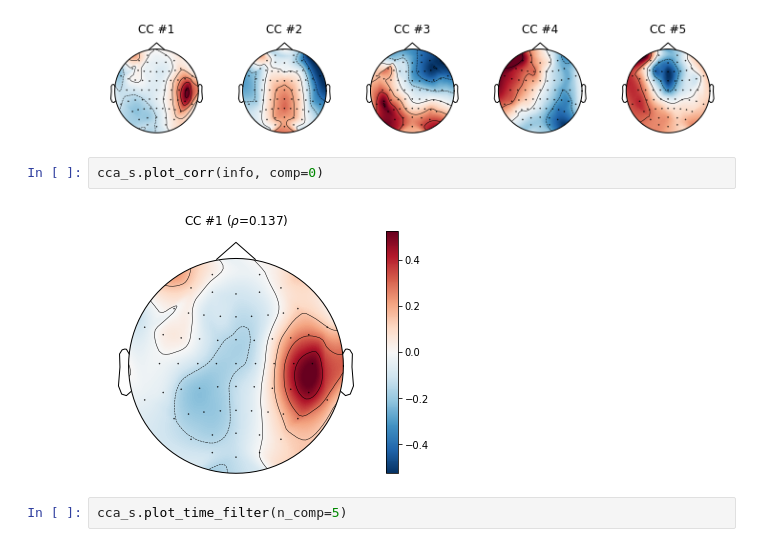
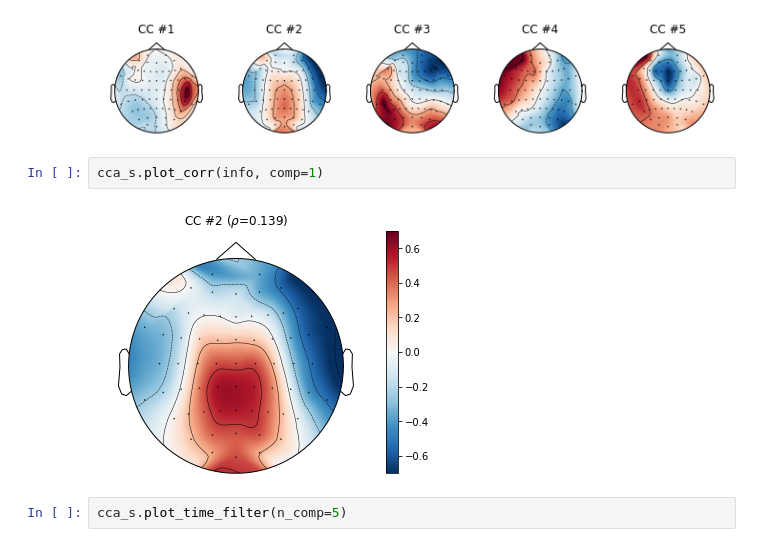
Before and after one commit to Hugo-W/pyEEG, a Jupyter notebook: docs/source/examples/CCA_envelope_p4.ipynb, the cells around one changed output. Drawn from its saved outputs; the diff is of its cells as text.

```diff
--- a/docs/source/examples/CCA_envelope_p4.ipynb
+++ b/docs/source/examples/CCA_envelope_p4.ipynb
@@ -174,9 +143,9 @@ cca_s.plot_activation_map(info, n_comp=5)
 # %% [output]
 [figure]
 # %%
-cca_s.plot_corr(info, comp=0)
+cca_s.plot_corr(info, comp=1)
 # %% [output]
-[figure, old version]
+[figure, new version]
 # %%
 cca_s.plot_time_filter(n_comp=5)
 # %% [output]
```
Also changed, not shown: parts of 13 cells of this notebook, 1 other file.
